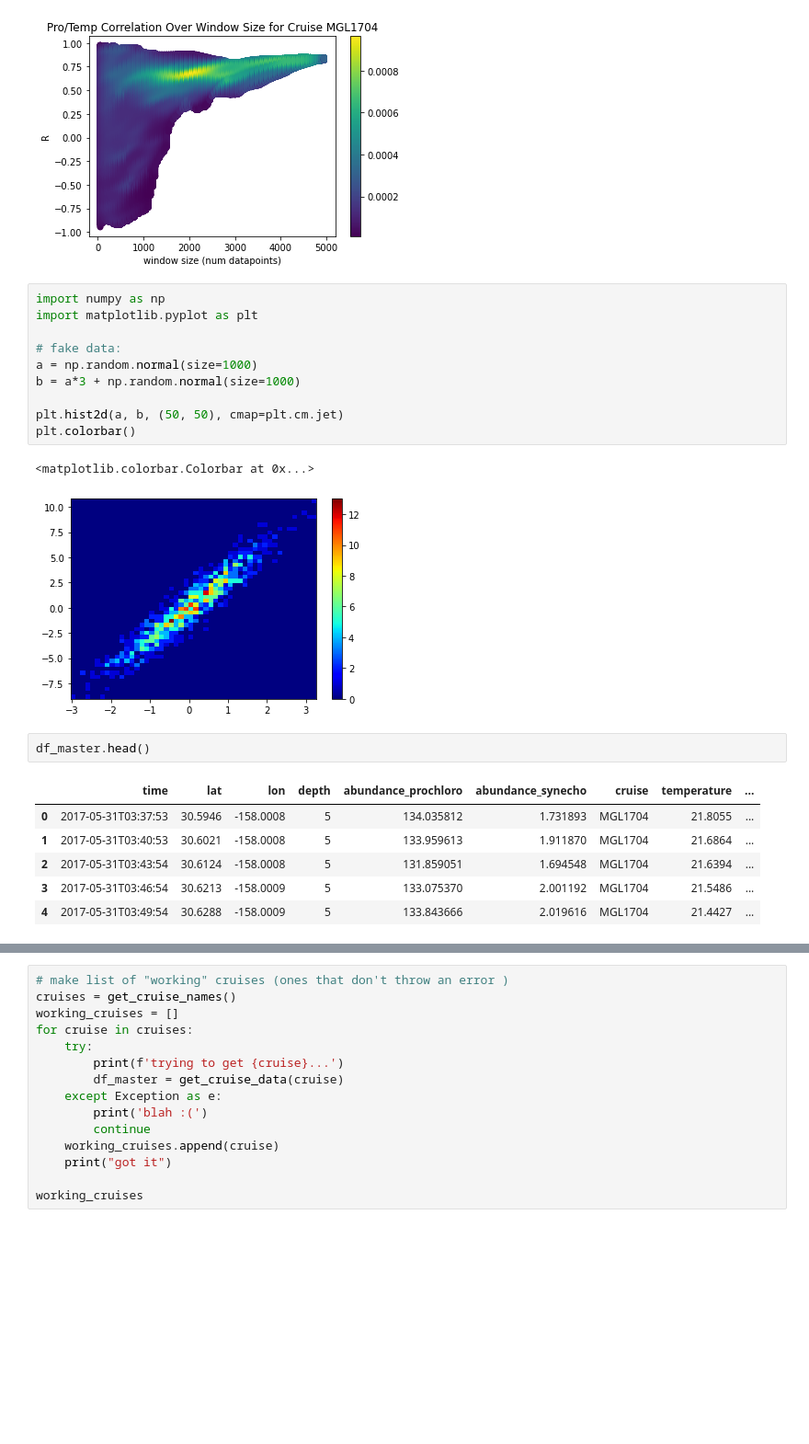
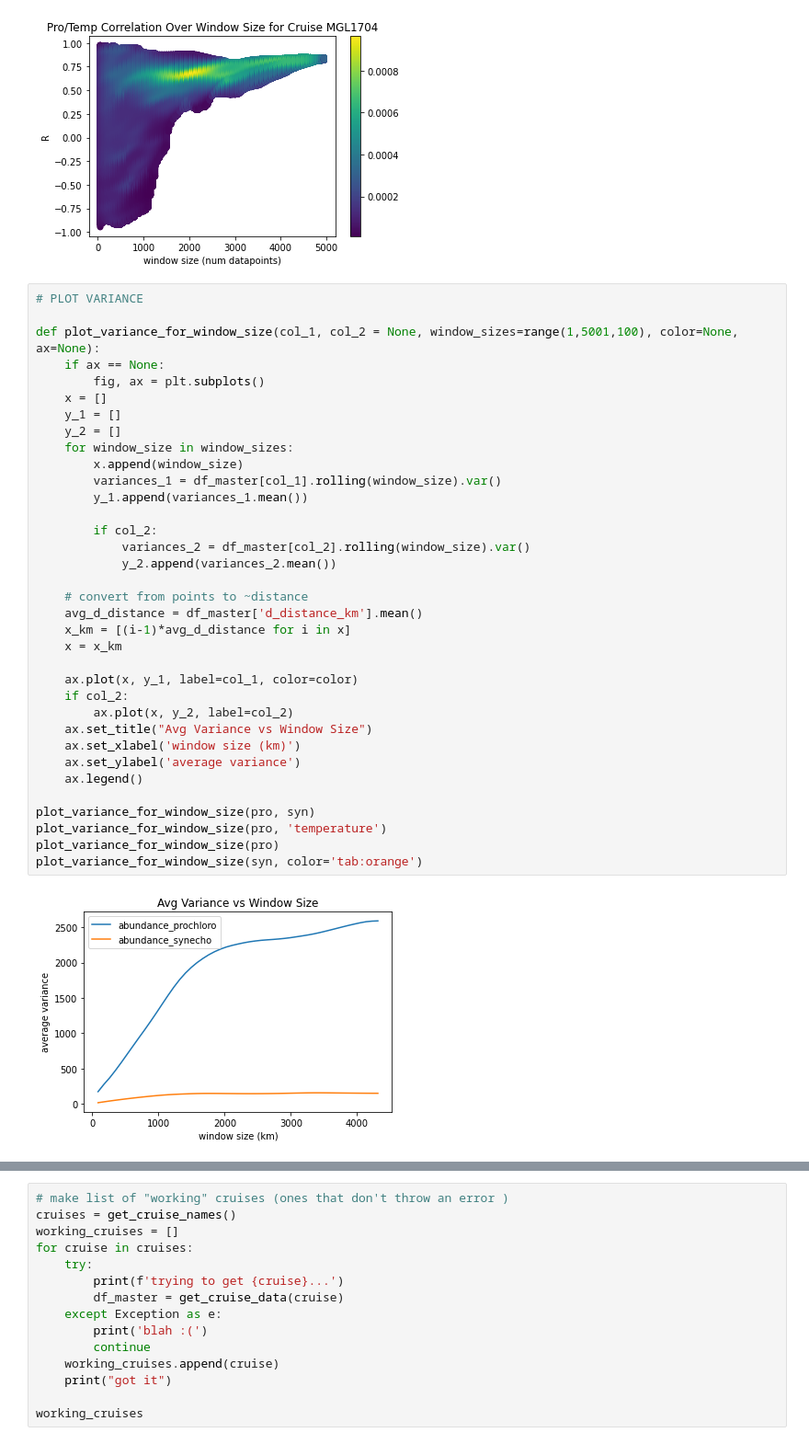
Before and after one commit to barbara42/seaflow_analysis, a Jupyter notebook: Seaflow Time Series Analysis.ipynb, the cells around one changed output, grey strips where cells are left out. Shown at 92% size. Cells and saved outputs as stored; diff of their text form; blank space fills up the shorter version.

```diff
--- a/Seaflow Time Series Analysis.ipynb
+++ b/Seaflow Time Series Analysis.ipynb
@@ -449,25 +450,40 @@ y 331551
 x 331551
 y 331551
 [figure]
-# %%
-import numpy as np
-import matplotlib.pyplot as plt
-
-# fake data:
-a = np.random.normal(size=1000)
-b = a*3 + np.random.normal(size=1000)
-
-plt.hist2d(a, b, (50, 50), cmap=plt.cm.jet)
-plt.colorbar()
-# %% [output]
-<matplotlib.colorbar.Colorbar at 0x...>
-[figure, removed]
-# %%
-df_master.head()
-# %% [output]
-|  | time | lat | lon | depth | abundance_prochloro | abundance_synecho | cruise | temperature | ... |
-| 0 | 2017-05-31T03:37:53 | 30.5946 | -158.0008 | 5 | 134.035812 | 1.731893 | MGL1704 | 21.8055 | ... |
-| 1 | 2017-05-31T03:40:53 | 30.6021 | -158.0008 | 5 | 133.959613 | 1.911870 | MGL1704 | 21.6864 | ... |
-| 2 | 2017-05-31T03:43:54 | 30.6124 | -158.0008 | 5 | 131.859051 | 1.694548 | MGL1704 | 21.6394 | ... |
-| 3 | 2017-05-31T03:46:54 | 30.6213 | -158.0009 | 5 | 133.075370 | 2.001192 | MGL1704 | 21.5486 | ... |
-| 4 | 2017-05-31T03:49:54 | 30.6288 | -158.0009 | 5 | 133.843666 | 2.019616 | MGL1704 | 21.4427 | ... |
+# %%
+# PLOT VARIANCE
+
+def plot_variance_for_window_size(col_1, col_2 = None, window_sizes=range(1,5001,100), color=None, ax=None):
+    if ax == None:
+        fig, ax = plt.subplots()
+    x = []
+    y_1 = []
+    y_2 = []
+    for window_size in window_sizes:
+        x.append(window_size)
+        variances_1 = df_master[col_1].rolling(window_size).var()
+        y_1.append(variances_1.mean())
+
+        if col_2:
+            variances_2 = df_master[col_2].rolling(window_size).var()
+            y_2.append(variances_2.mean())
+
+    # convert from points to ~distance
+    avg_d_distance = df_master['d_distance_km'].mean()
+    x_km = [(i-1)*avg_d_distance for i in x]
+    x = x_km
+
+    ax.plot(x, y_1, label=col_1, color=color)
+    if col_2:
+        ax.plot(x, y_2, label=col_2)
+    ax.set_title("Avg Variance vs Window Size")
+    ax.set_xlabel('window size (km)')
+    ax.set_ylabel('average variance')
+    ax.legend()
+
+plot_variance_for_window_size(pro, syn)
+plot_variance_for_window_size(pro, 'temperature')
+plot_variance_for_window_size(pro)
+plot_variance_for_window_size(syn, color='tab:orange')
+# %% [output]
+[figure, added]
```
Also changed, not shown: parts of 4 cells of this notebook.
